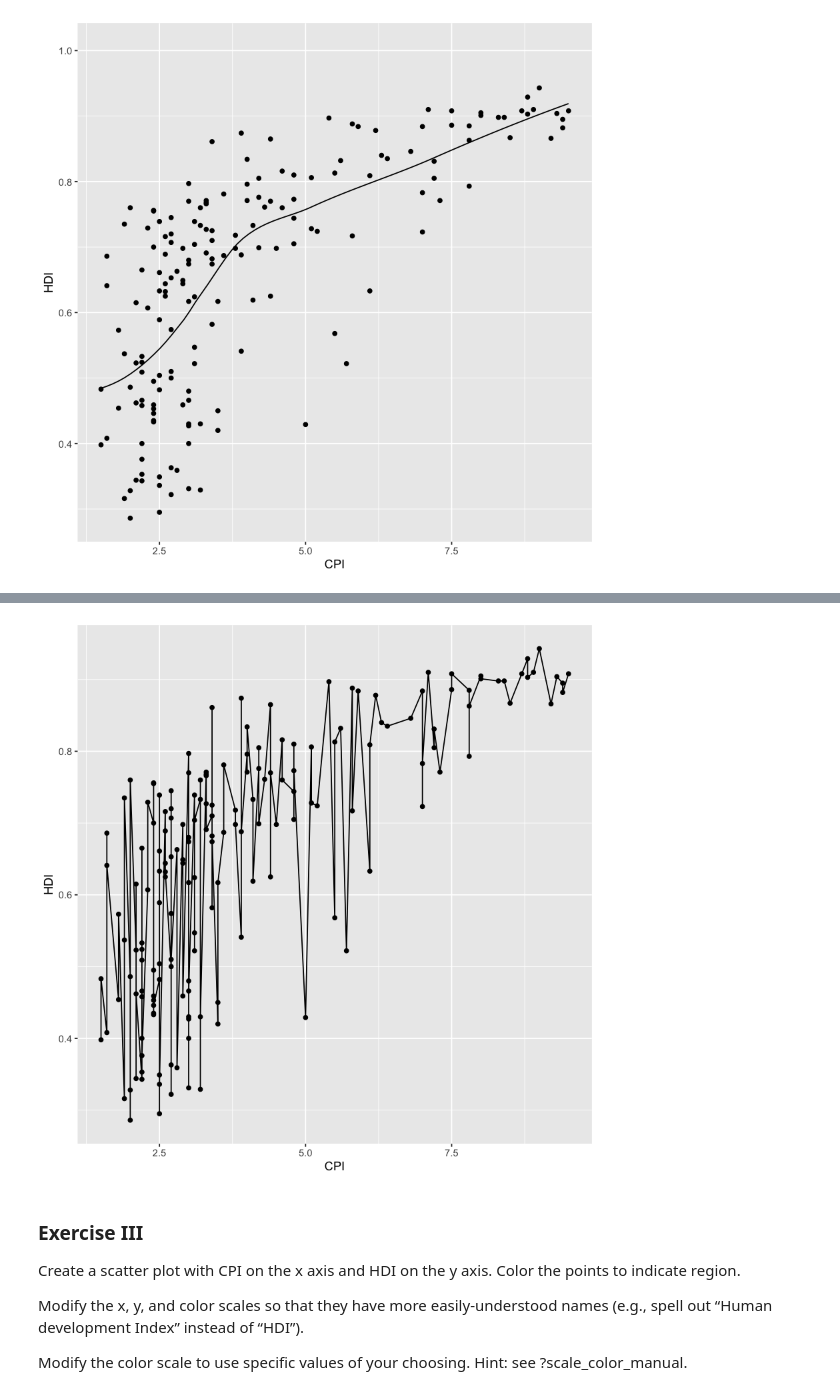
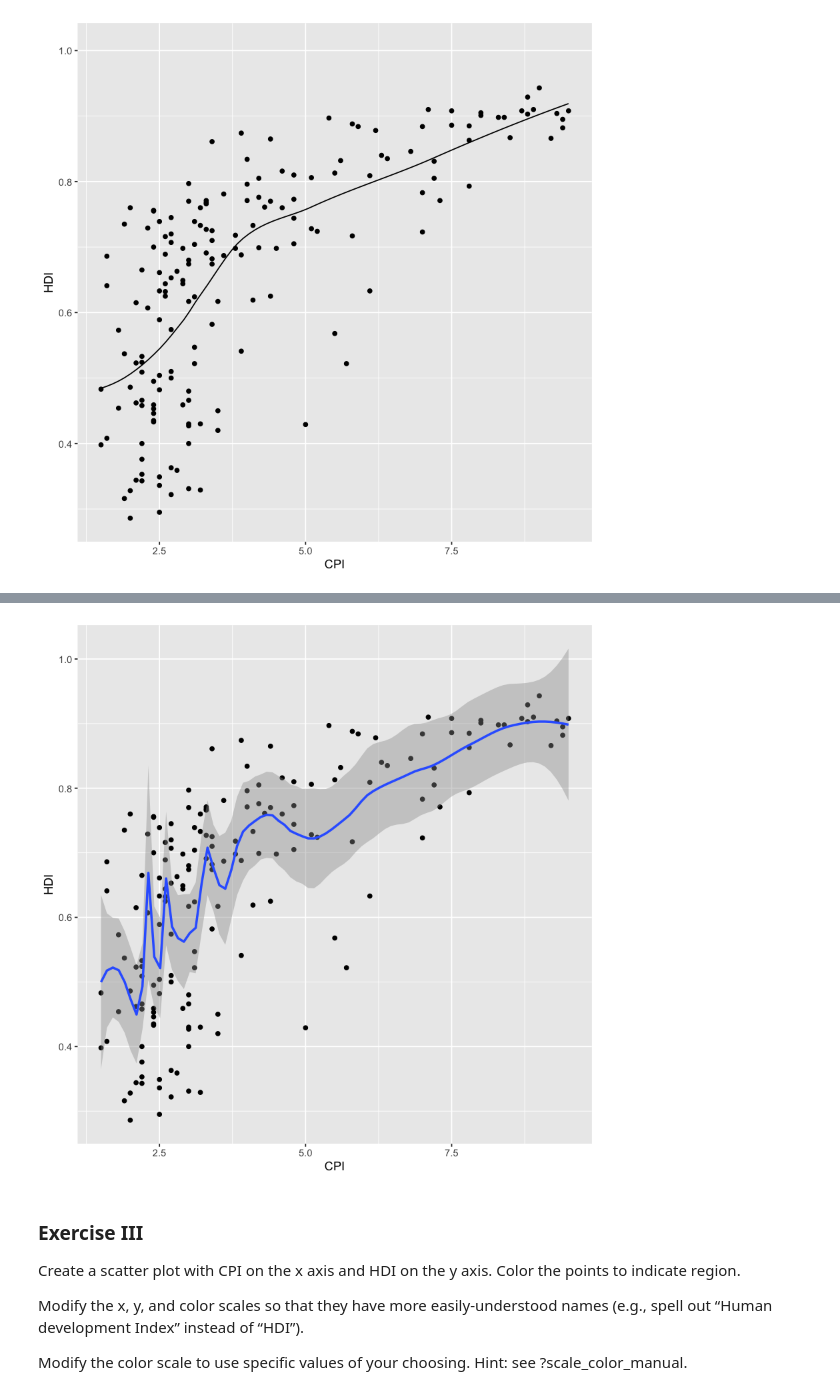
Before and after one commit to MadisonShi/TTS_DataScience, a Jupyter notebook: 14. R - Tibbles and ggplot/Mod 14 HW - Tibbles and ggplot.ipynb, the cells around one changed output, grey strips where cells are left out. Cells and saved outputs as stored; diff of their text form; code cells hidden in the pictures.

Commit message:
tibbles and ggplot notes and hw

```diff
--- a/14. R - Tibbles and ggplot/Mod 14 HW - Tibbles and ggplot.ipynb
+++ b/14. R - Tibbles and ggplot/Mod 14 HW - Tibbles and ggplot.ipynb
@@ -89,5 +89,5 @@ ggplot(data, aes(x=CPI,y=HDI)) +geom_point() + geom_line(stat = "smooth", method
 # %%
 #BONUS: Overlay a smoothing line on top of the scatter plot using the default loess method, but make it less smooth. Hint: see ?loess.
 
-ggplot(data, aes(x = CPI, y = HDI)) + geom_point() + geom_line(span=0.10, method = "loess")
+ggplot(data, aes(x = CPI, y = HDI)) + geom_point() + geom_smooth(span=0.20, method = "loess")
 # %% [output]
@@ -96,4 +95,4 @@ Warning message:
-[figure, old version]
+[figure, new version]
 # %% [markdown]
 ### Exercise III
 Create a scatter plot with CPI on the x axis and HDI on the y axis. Color the points to indicate region.
```
Also changed, not shown: parts of 1 cell of this notebook.
